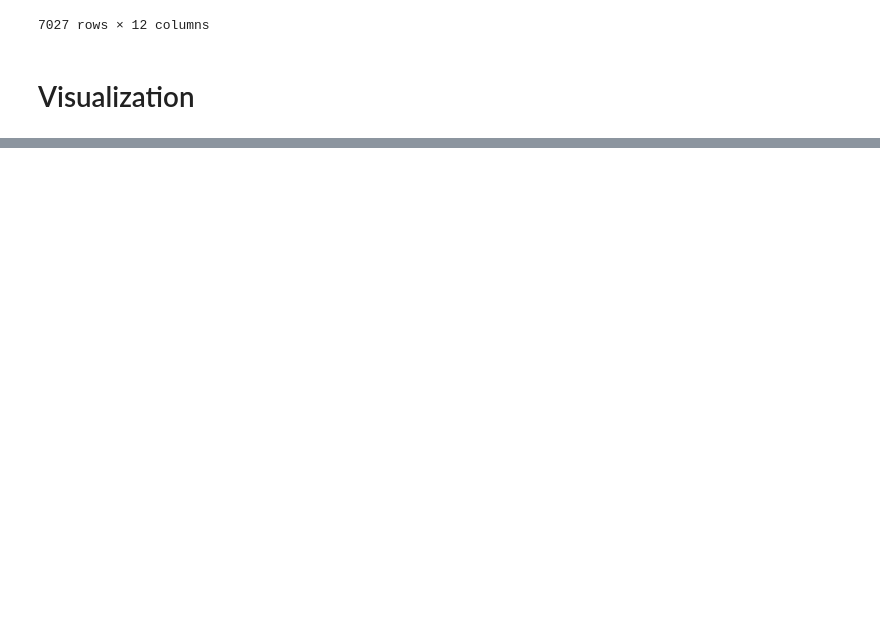
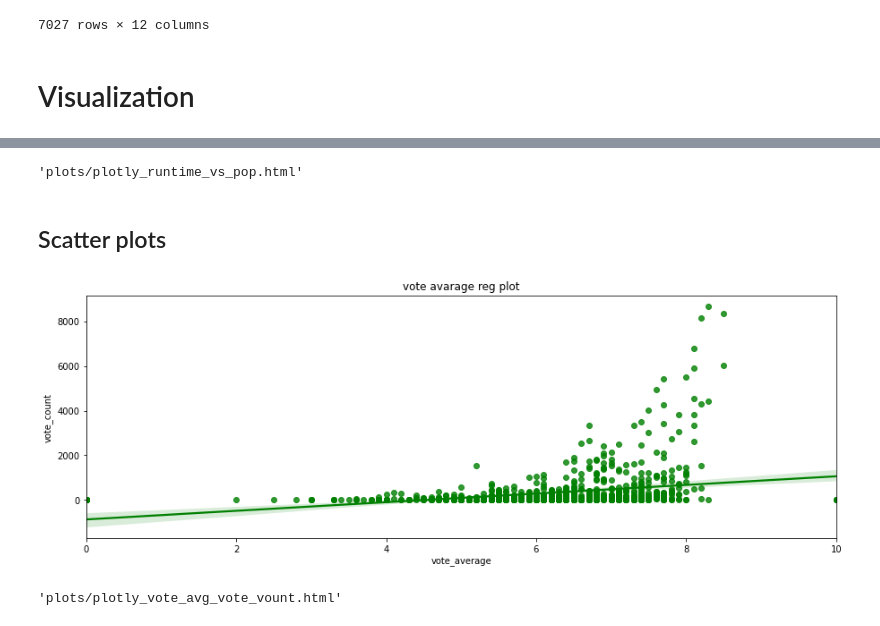
Before and after one commit to goqor0001/ml_project, a Jupyter notebook: visualization/Visualization.ipynb, the cells around one changed output, grey strips where cells are left out. Drawn from its saved outputs; the diff is of its cells as text; code cells hidden in the pictures; blank space fills up the shorter version.

```diff
--- a/visualization/Visualization.ipynb
+++ b/visualization/Visualization.ipynb
@@ -264,0 +374,78 @@ Name: popularity, Length: 33719, dtype: float64
+# %%
+df1 = df.head(100).copy()
+
+trace1 =go.Scatter(
+    x =df1.index,
+    y = df1.popularity,
+    mode ="lines",
+    name = " Popularity",
+    marker = dict(color = "rgb(242, 99, 74,0.7)"),
+    text = df1.original_title
+)
+trace2 = go.Scatter(
+    x = df1.index,
+    y = df1.runtime,
+    mode = "lines + markers",
+    name = "Runtime",
+    marker = dict( color = "rgb(144, 211, 74,0.5)"),
+    text = df1.original_title
+)
+trace3 = go.Scatter(
+    x = df1.index,
+    y = df1.vote_average,
+    mode = "markers",
+    name = "Vote Averge",
+    marker = dict(color = "rgb(118, 144, 165)"),
+    text = df1.original_title
+)
+data1=[trace1,trace2,trace3]
+layout = dict(
+    title = "Runtime vs Popularity"
+)
+fig = go.Figure(data=data1, layout=layout)
+
+plot(fig, filename = 'plots/plotly_runtime_vs_pop.html', auto_open=False)
+# %% [output]
+'plots/plotly_runtime_vs_pop.html'
+# %% [markdown]
+## Scatter plots
+# %%
+plt.figure(figsize = (15,5))
+fig = sns.regplot(df.vote_average.head(1000), df.vote_count.head(1000), color = "g")
+plt.title('vote avarage reg plot')
+fig.figure.savefig('plots/sns_reg_vote_avg.png')
+plt.show()
+# %% [output]
+[figure, added]
+# %%
+df1 = df.head(200).copy()
+
+trace1 = go.Scatter(
+    x = df1.index,
+    y = df1.vote_average,
+    mode = "markers",
+    name = "Vote Average",
+    marker = dict(color = "rgb(120, 171, 200,0)"),
+    text = df1.original_title
+)
+trace2 = go.Scatter(
+    x = df1.index,
+    y = df1.vote_count,
+    mode ="markers",
+    name = "Vote Count",
+    marker =dict (
+        color = "rgb(168, 229, 183)",
+        size = 10,
+        line = dict(
+            color = "rgb(251, 203, 251)",
+            width = 2
+        )
+    ),
+    text = df1.original_title
+)
+data1 = [trace1,trace2]
+layout = dict( title = " Vote Average and Vote Count")
+fig = go.Figure(data = data1 , layout = layout)
+plot(fig, filename='plots/plotly_vote_avg_vote_vount.html', auto_open=False)
+# %% [output]
+'plots/plotly_vote_avg_vote_vount.html'
```
Also changed, not shown: parts of 12 cells of this notebook.
